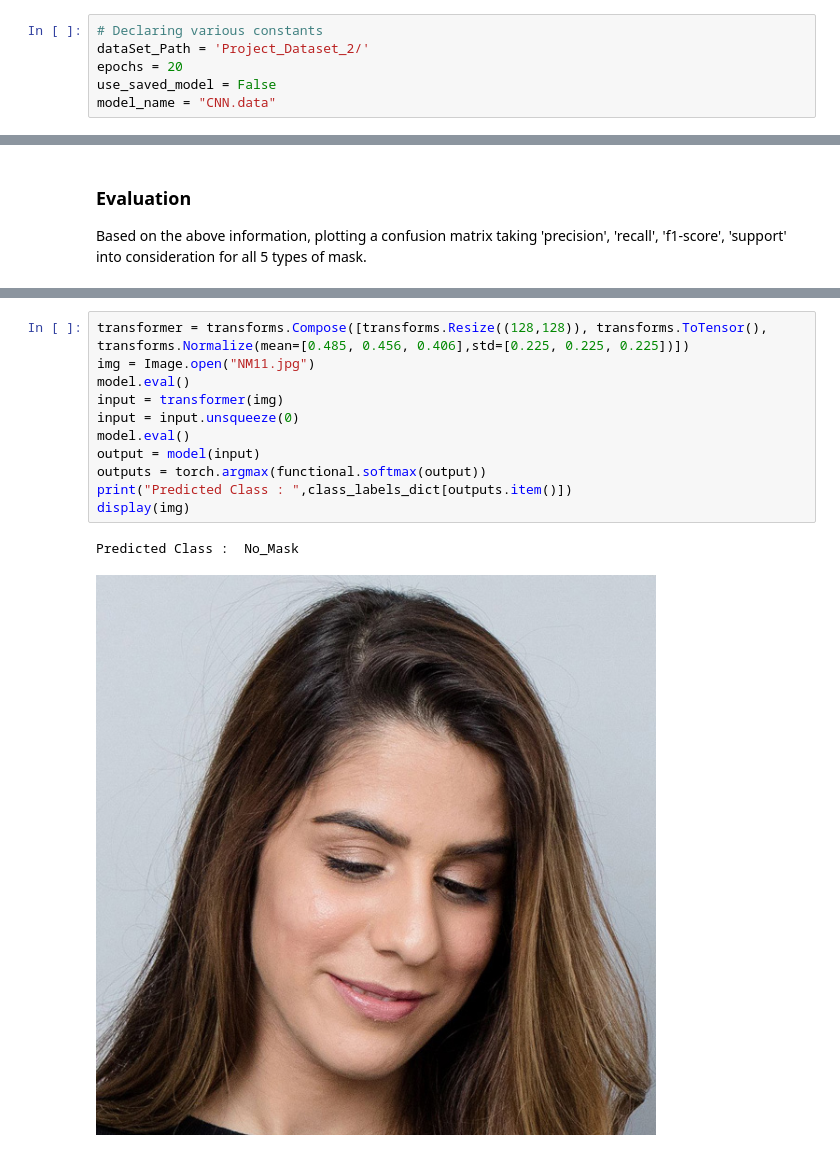
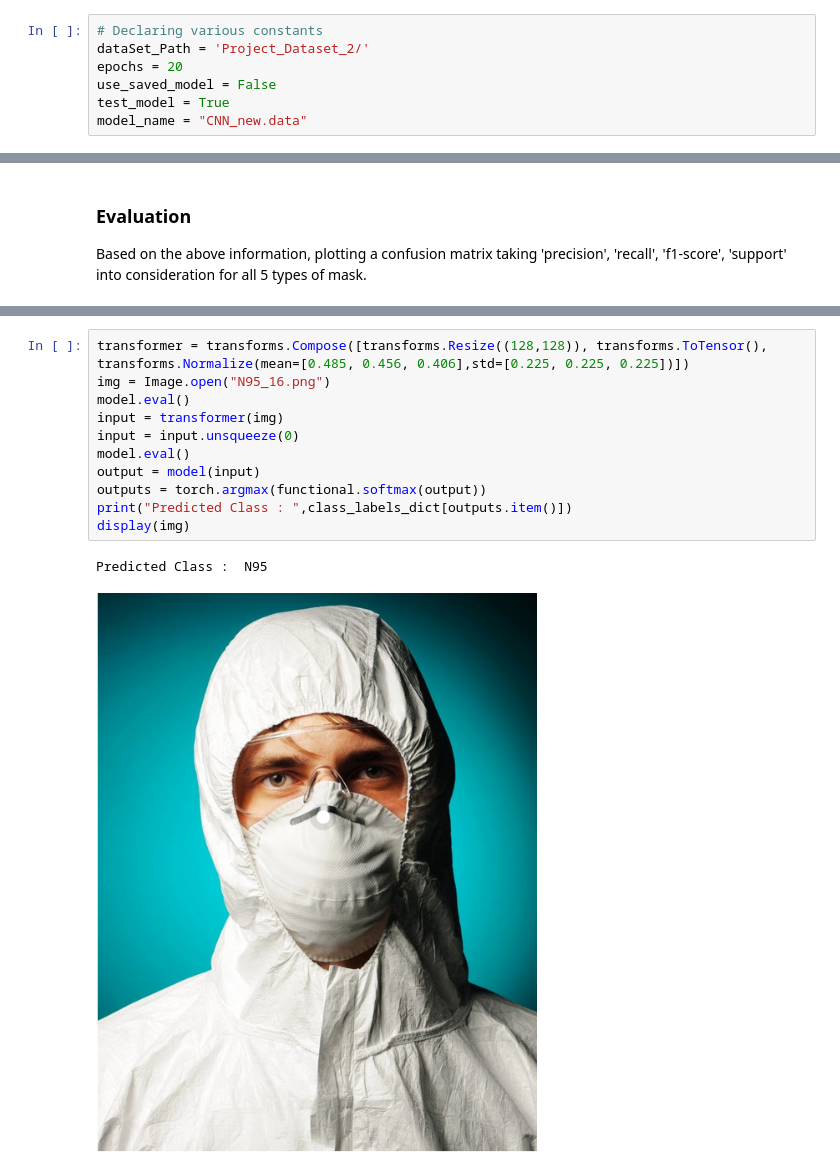
Before and after one commit to sivamjsk/Mask-Classification-Using-CNN-AI, a Jupyter notebook: Final_COMP_6721_Part_1.ipynb, the cells around one changed output, grey strips where cells are left out. Saved outputs shown, nothing was run; the diff lists cells and outputs as text.

```diff
--- a/Final_COMP_6721_Part_1.ipynb
+++ b/Final_COMP_6721_Part_1.ipynb
@@ -43,7 +46,8 @@ from sklearn.metrics import ConfusionMatrixDisplay, confusion_matrix , classific
 dataSet_Path = 'Project_Dataset_2/'
 epochs = 20
 use_saved_model = False
-model_name = "CNN.data"
+test_model = True
+model_name = "CNN_new.data"
 # %% [markdown]
 <h5> Data loading </h5>
 <p> The data set for this project has been compiled from various sources </p>
@@ -318,15 +324,15 @@ N95_With_Valve       0.85      0.78      0.81        72
 [figure]
 # %%
 transformer = transforms.Compose([transforms.Resize((128,128)), transforms.ToTensor(), transforms.Normalize(mean=[0.485, 0.456, 0.406],std=[0.225, 0.225, 0.225])])
-img = Image.open("NM11.jpg")
+img = Image.open("N95_16.png")
 model.eval()
 input = transformer(img)
 input = input.unsqueeze(0)
 model.eval()
 output = model(input)
 outputs = torch.argmax(functional.softmax(output))
 print("Predicted Class : ",class_labels_dict[outputs.item()])
 display(img)
 # %% [output]
-Predicted Class :  No_Mask
+Predicted Class :  N95
-[figure, old version]
+[figure, new version]
```
Also changed, not shown: parts of 3 cells of this notebook, 2 other files.
